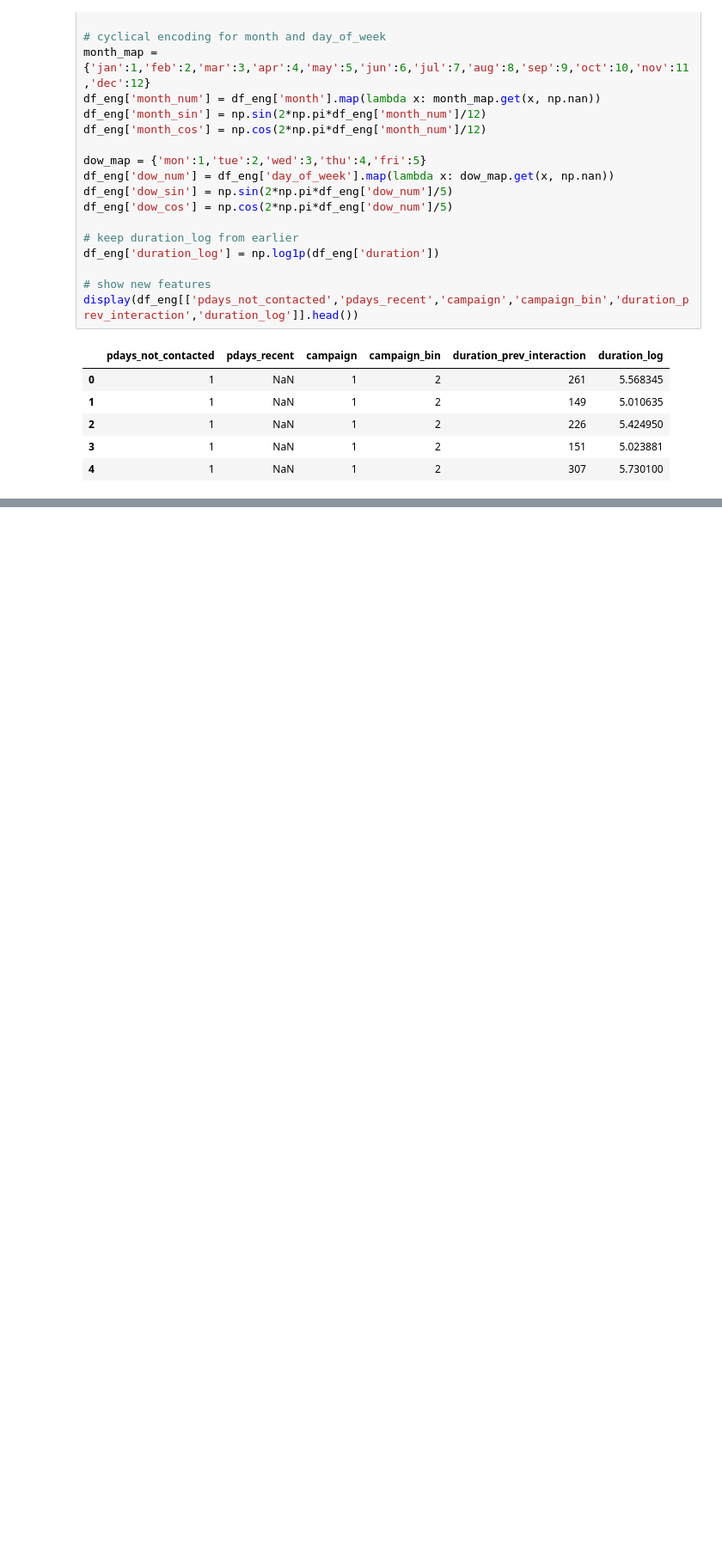
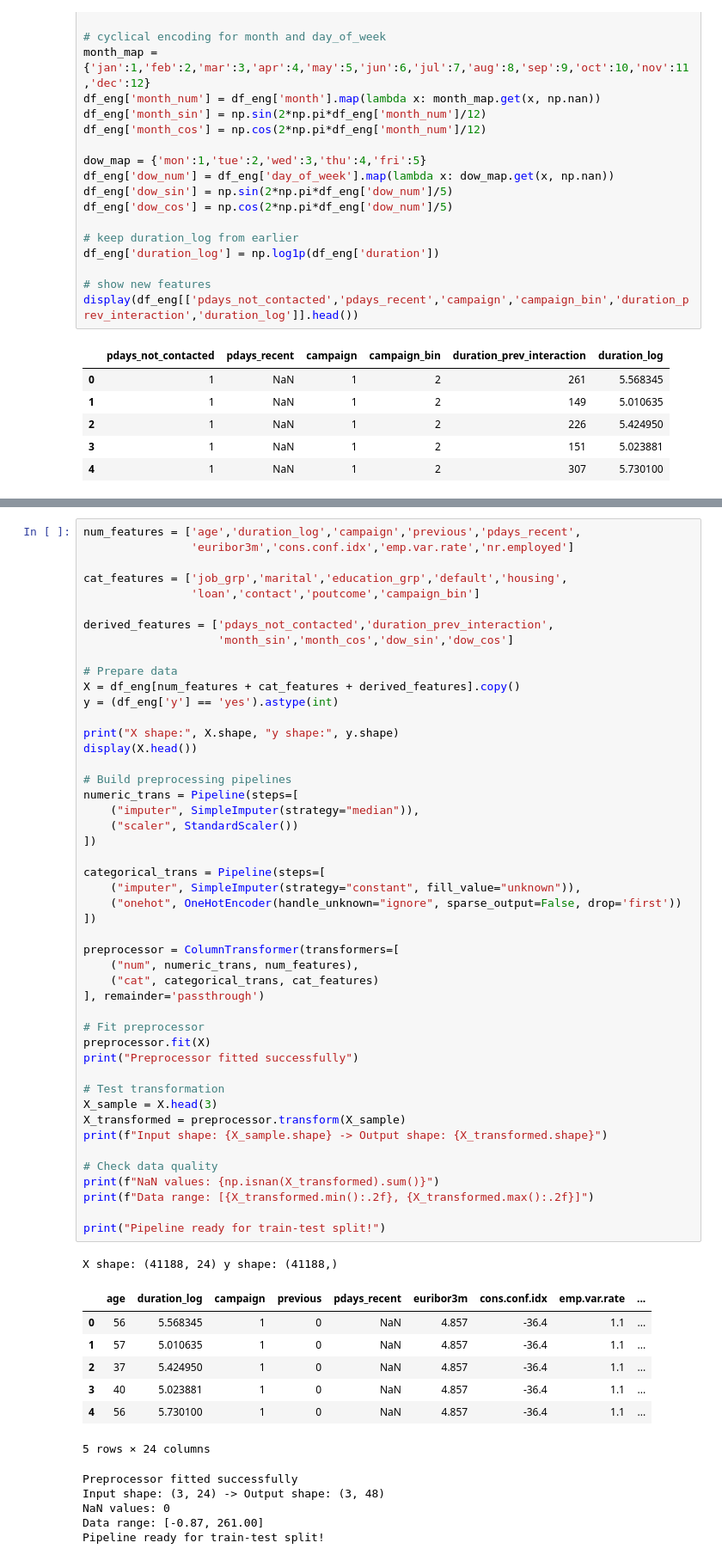
Before and after one commit to boopathi063/ML_Portfoli_Projects, a Jupyter notebook: notebook/EDA1.ipynb, the cells around one changed output, grey strips where cells are left out. Shown at 86% size. Saved outputs shown, nothing was run; the diff lists cells and outputs as text; blank space fills up the shorter version.

```diff
--- a/notebook/EDA1.ipynb
+++ b/notebook/EDA1.ipynb
@@ -715,0 +747,61 @@ display(df_eng[['pdays_not_contacted','pdays_recent','campaign','campaign_bin','
+# %%
+num_features = ['age','duration_log','campaign','previous','pdays_recent',
+                'euribor3m','cons.conf.idx','emp.var.rate','nr.employed']
+
+cat_features = ['job_grp','marital','education_grp','default','housing',
+                'loan','contact','poutcome','campaign_bin']
+
+derived_features = ['pdays_not_contacted','duration_prev_interaction',
+                    'month_sin','month_cos','dow_sin','dow_cos']
+
+# Prepare data
+X = df_eng[num_features + cat_features + derived_features].copy()
+y = (df_eng['y'] == 'yes').astype(int)
+
+print("X shape:", X.shape, "y shape:", y.shape)
+display(X.head())
+
+# Build preprocessing pipelines
+numeric_trans = Pipeline(steps=[
+    ("imputer", SimpleImputer(strategy="median")),
+    ("scaler", StandardScaler())
+])
+
+categorical_trans = Pipeline(steps=[
+    ("imputer", SimpleImputer(strategy="constant", fill_value="unknown")),
+    ("onehot", OneHotEncoder(handle_unknown="ignore", sparse_output=False, drop='first'))
+])
+
+preprocessor = ColumnTransformer(transformers=[
+    ("num", numeric_trans, num_features),
+    ("cat", categorical_trans, cat_features)
+], remainder='passthrough')
+
+# Fit preprocessor
+preprocessor.fit(X)
+print("Preprocessor fitted successfully")
+
+# Test transformation
+X_sample = X.head(3)
+X_transformed = preprocessor.transform(X_sample)
+print(f"Input shape: {X_sample.shape} -> Output shape: {X_transformed.shape}")
+
+# Check data quality
+print(f"NaN values: {np.isnan(X_transformed).sum()}")
+print(f"Data range: [{X_transformed.min():.2f}, {X_transformed.max():.2f}]")
+
+print("Pipeline ready for train-test split!")
+# %% [output]
+X shape: (41188, 24) y shape: (41188,)
+|  | age | duration_log | campaign | previous | pdays_recent | euribor3m | cons.conf.idx | emp.var.rate | ... |
+| 0 | 56 | 5.568345 | 1 | 0 | NaN | 4.857 | -36.4 | 1.1 | ... |
+| 1 | 57 | 5.010635 | 1 | 0 | NaN | 4.857 | -36.4 | 1.1 | ... |
+| 2 | 37 | 5.424950 | 1 | 0 | NaN | 4.857 | -36.4 | 1.1 | ... |
+| 3 | 40 | 5.023881 | 1 | 0 | NaN | 4.857 | -36.4 | 1.1 | ... |
+| 4 | 56 | 5.730100 | 1 | 0 | NaN | 4.857 | -36.4 | 1.1 | ... |
+5 rows × 24 columns
+Preprocessor fitted successfully
+Input shape: (3, 24) -> Output shape: (3, 48)
+NaN values: 0
+Data range: [-0.87, 261.00]
+Pipeline ready for train-test split!
```
Also changed, not shown: parts of 8 cells of this notebook, 7 other files.
